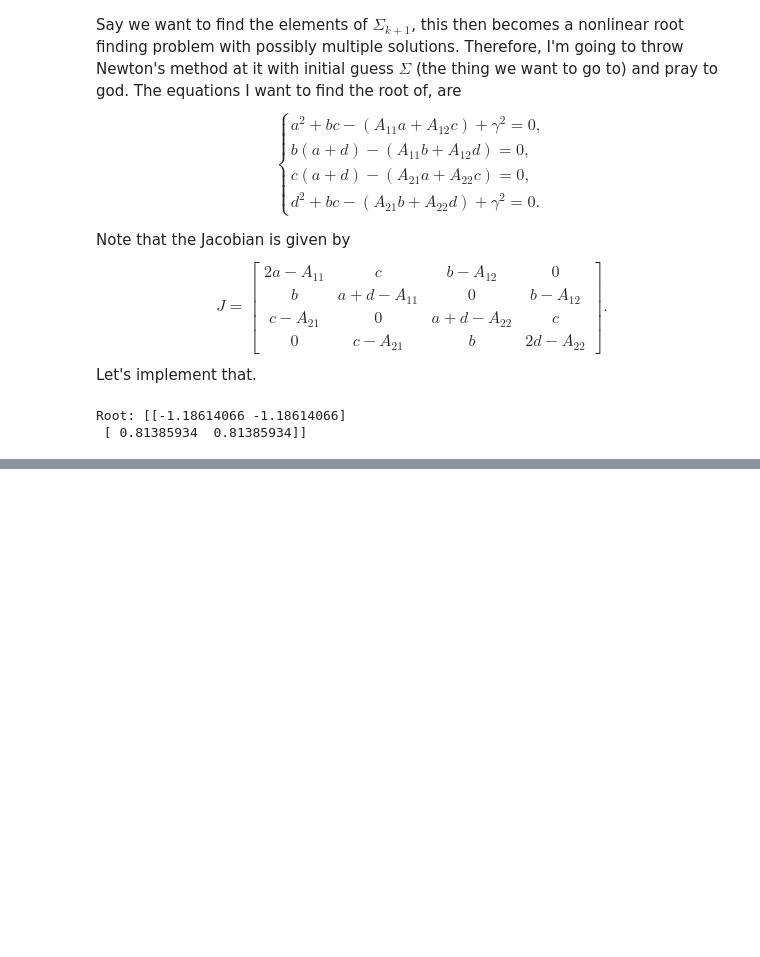
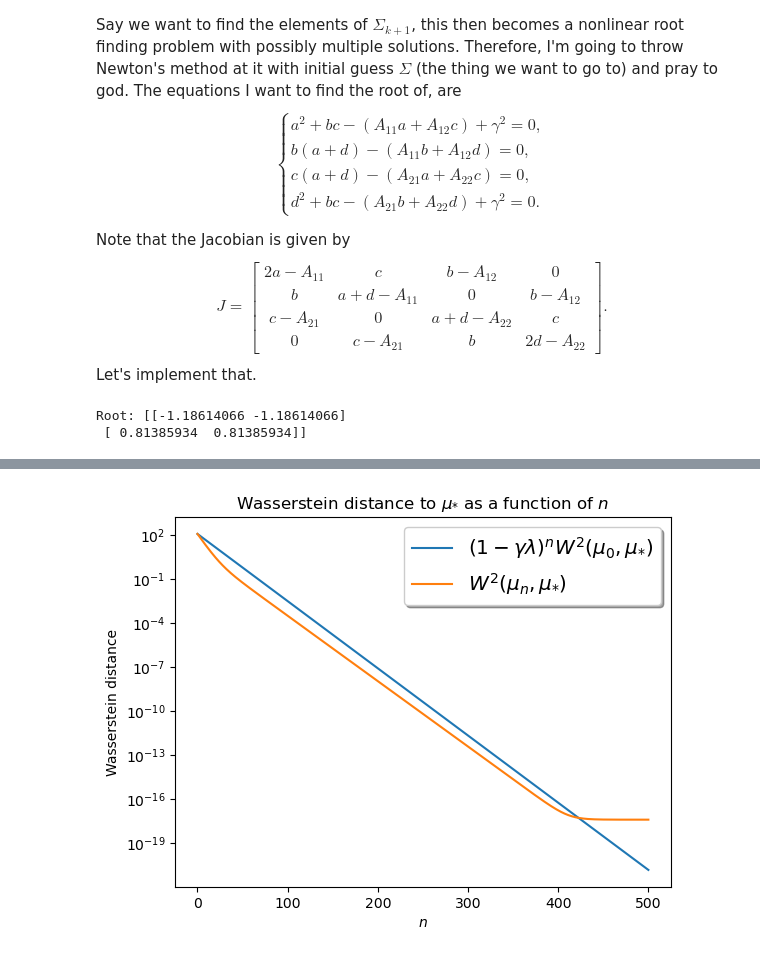
Before and after one commit to abjohnson117/515FinalProject, a Jupyter notebook: WPGD 2D.ipynb, the cells around one changed output, grey strips where cells are left out. Saved outputs shown, nothing was run; the diff lists cells and outputs as text; code cells hidden in the pictures; blank space fills up the shorter version.

```diff
--- a/WPGD 2D.ipynb
+++ b/WPGD 2D.ipynb
@@ -195,0 +220,14 @@ array([[9.99999806e-01, 2.21680846e-05],
+# %%
+bound = plt.plot(Ws_bound, label = '$(1-\gamma\lambda)^{n}W^2(\mu_0,\mu_{*})$')
+Err = plt.plot(Ws, label = '$W^2(\mu_n,\mu_{*})$')
+
+legend = plt.legend(loc = 1, shadow = True, fontsize = 'x-large')
+plt.title('Wasserstein distance to $\mu_{*}$ as a function of $n$')
+plt.ylabel('Wasserstein distance')
+plt.xlabel('$n$')
+plt.yscale('log')
+plt.savefig('Wass_2D.png')
+
+plt.show()
+# %% [output]
+[figure, added]
```
Also changed, not shown: parts of 6 cells of this notebook, 1 other file.
